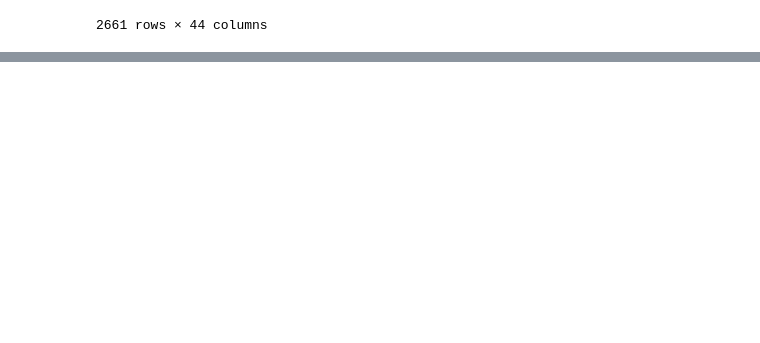
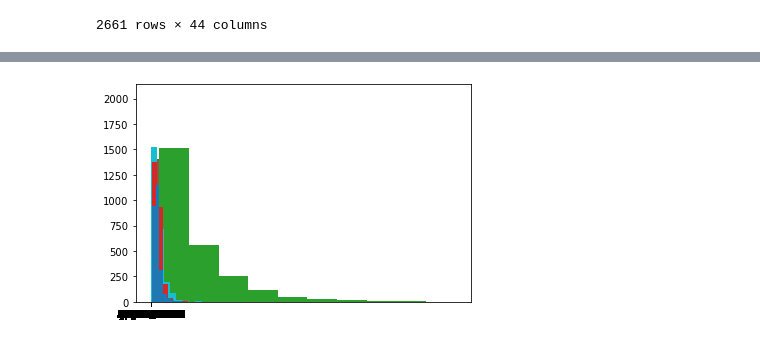
Before and after one commit to VladimirPoplavsky/Stock_Price_prediction, a Jupyter notebook: Data_Cleaning_and_Visualization.ipynb, the cells around one changed output, grey strips where cells are left out. Cells and saved outputs as stored; diff of their text form; code cells hidden in the pictures; blank space fills up the shorter version.

```diff
--- a/Data_Cleaning_and_Visualization.ipynb
+++ b/Data_Cleaning_and_Visualization.ipynb
@@ -44,0 +225,13 @@ df
+# %%
+
+
+
+
+for (columnName, columnData) in df.iteritems():
+    #print('Column Name : ', columnName)
+    #print('Column Contents : ', columnData.values)
+
+    #print(columnName)
+    plt.hist(df[columnName], bins = 10)
+# %% [output]
+[figure, added]
```
Also changed, not shown: parts of 13 cells of this notebook, 1 other file.
